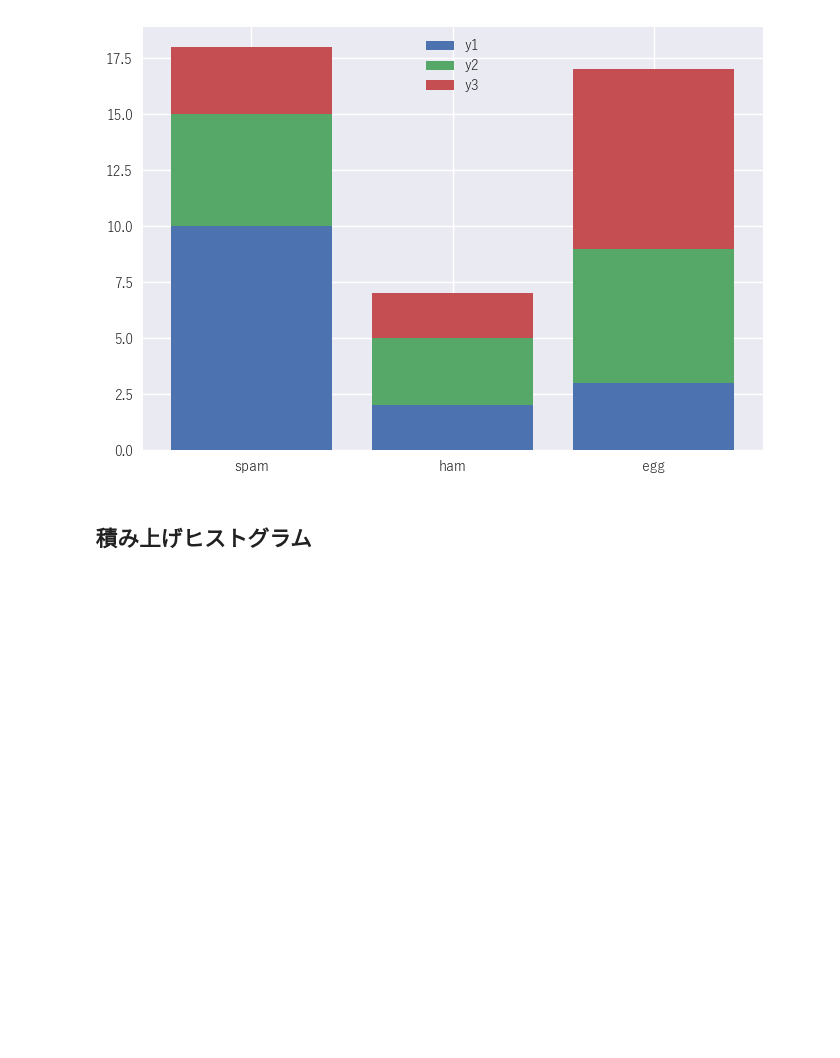
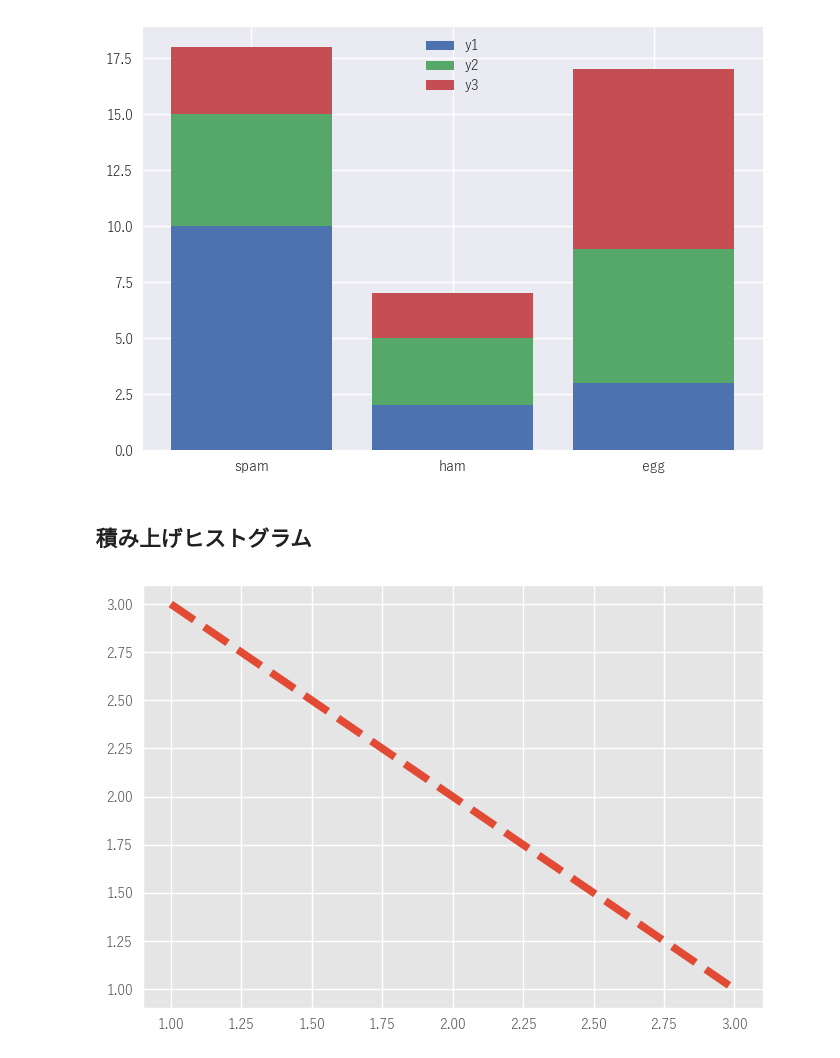
Before and after one commit to Ryo-9591/python-data-analysis-study, a Jupyter notebook: summary/matplotlib.ipynb, the cells around one changed output. Saved outputs shown, nothing was run; the diff lists cells and outputs as text; code cells hidden in the pictures; blank space fills up the shorter version.

```diff
--- a/summary/matplotlib.ipynb
+++ b/summary/matplotlib.ipynb
@@ -107,14 +107,20 @@ plt.show()
 # %%
 import matplotlib
 import matplotlib.style
 
 matplotlib.style.use("ggplot")  # スタイルを指定
 
 fig, ax = plt.subplots()
 
-
-ax.bar([1], [3], color="aqua")  # 塗りつぶしの色を指定
-# 塗りつぶしの色と枠線の色を指定
-ax.bar([2], [4], color="aqua", edgecolor="black")
+ax.set_xlabel("xlabel", family="fantasy", size=20,
+              weight="bold")
+ax.set_ylabel("ylabel", family="cursive", size=40,
+              weight="light")
+ax.set_title("graph title", family="monospace",
+             size=25, weight="heavy")
+# 5.5ポイントの幅の線で描画
+ax.plot([1, 3], [3, 1], linestyle="--", label="dashed",linewidth=5.5)
 
 plt.show()
+# %% [output]
+[figure, added]
```
